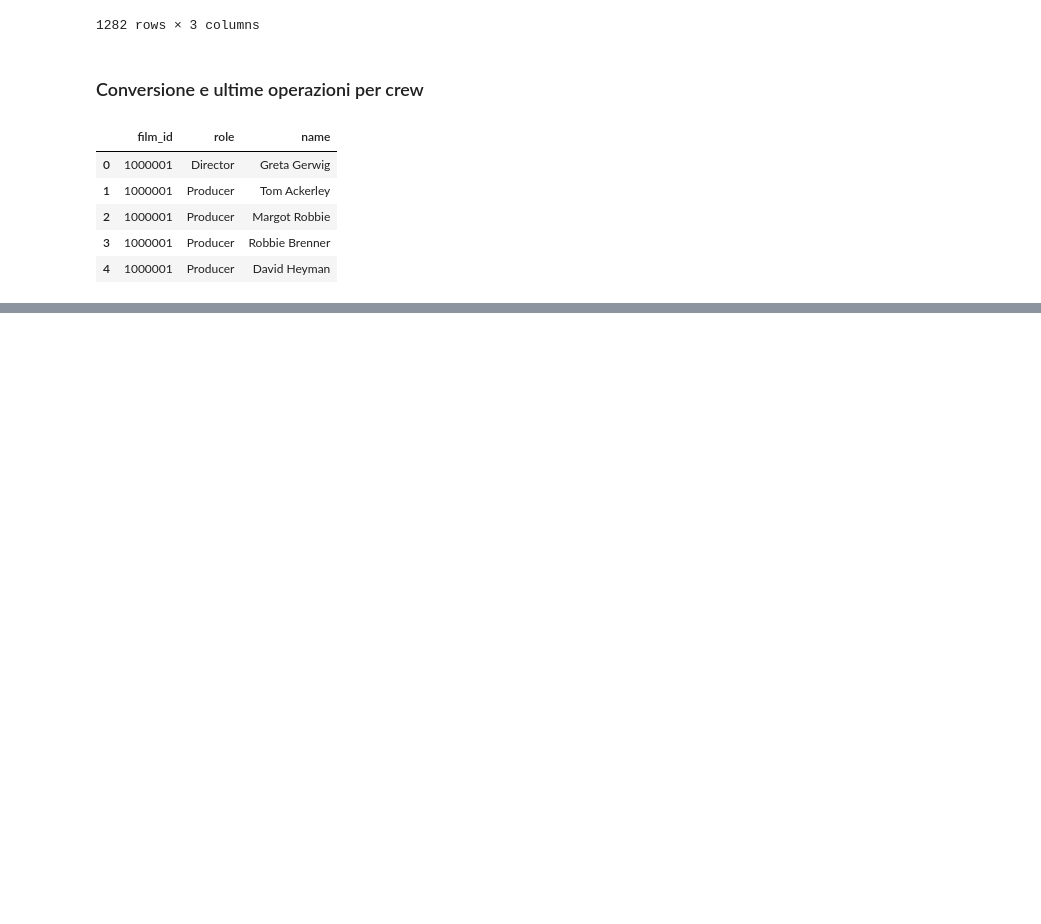
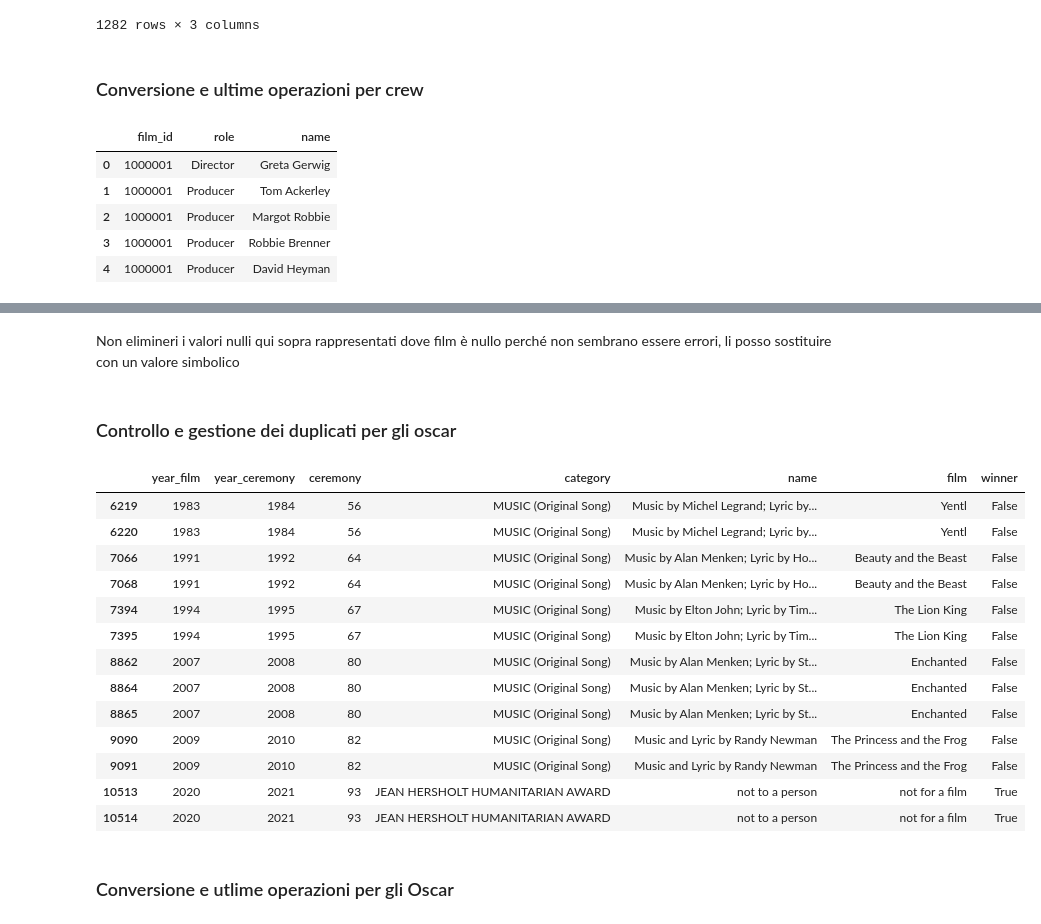
Before and after one commit to DarioMangini/IUM_Progetto_Mangini_Dario, a Jupyter notebook: solution/analisi.ipynb, the cells around one changed output, grey strips where cells are left out. Saved outputs shown, nothing was run; the diff lists cells and outputs as text; code cells hidden in the pictures; blank space fills up the shorter version.

```diff
--- a/solution/analisi.ipynb
+++ b/solution/analisi.ipynb
@@ -607,0 +1369,2 @@ df_crew_clean.head()
+# %%
+df_oscar_clean = df_oscar.copy()
@@ -607,0 +1398,3 @@ df_crew_clean.head()
+# %%
+# Sostituire NaN con un valore simbolico  per name
+df_oscar_clean['name'] = df_oscar_clean['name'].fillna('not to a person')
@@ -607,0 +1419,26 @@ df_crew_clean.head()
+# %% [markdown]
+Non elimineri i valori nulli qui sopra rappresentati dove film è nullo perché non sembrano essere errori, li posso sostituire con un valore simbolico
+# %%
+# Sostituire NaN con un valore simbolico come per film
+df_oscar_clean['film'] = df_oscar_clean['film'].fillna('not for a film')
+# %% [markdown]
+### Controllo e gestione dei duplicati per gli oscar
+# %%
+# Trova i duplicati
+duplicati = df_oscar_clean[df_oscar_clean.duplicated(keep=False)]
+duplicati
+# %% [output]
+|  | year_film | year_ceremony | ceremony | category | name | film | winner |
+| 6219 | 1983 | 1984 | 56 | MUSIC (Original Song) | Music by Michel Legrand; Lyric by... | Yentl | False |
+| 6220 | 1983 | 1984 | 56 | MUSIC (Original Song) | Music by Michel Legrand; Lyric by... | Yentl | False |
+| 7066 | 1991 | 1992 | 64 | MUSIC (Original Song) | Music by Alan Menken; Lyric by Ho... | Beauty and the Beast | False |
+| 7068 | 1991 | 1992 | 64 | MUSIC (Original Song) | Music by Alan Menken; Lyric by Ho... | Beauty and the Beast | False |
+| 7394 | 1994 | 1995 | 67 | MUSIC (Original Song) | Music by Elton John; Lyric by Tim... | The Lion King | False |
+| 7395 | 1994 | 1995 | 67 | MUSIC (Original Song) | Music by Elton John; Lyric by Tim... | The Lion King | False |
+| 8862 | 2007 | 2008 | 80 | MUSIC (Original Song) | Music by Alan Menken; Lyric by St... | Enchanted | False |
+| 8864 | 2007 | 2008 | 80 | MUSIC (Original Song) | Music by Alan Menken; Lyric by St... | Enchanted | False |
+| 8865 | 2007 | 2008 | 80 | MUSIC (Original Song) | Music by Alan Menken; Lyric by St... | Enchanted | False |
+| 9090 | 2009 | 2010 | 82 | MUSIC (Original Song) | Music and Lyric by Randy Newman | The Princess and the Frog | False |
+| 9091 | 2009 | 2010 | 82 | MUSIC (Original Song) | Music and Lyric by Randy Newman | The Princess and the Frog | False |
+| 10513 | 2020 | 2021 | 93 | JEAN HERSHOLT HUMANITARIAN AWARD | not to a person | not for a film | True |
+| 10514 | 2020 | 2021 | 93 | JEAN HERSHOLT HUMANITARIAN AWARD | not to a person | not for a film | True |
@@ -607,0 +1448,2 @@ df_crew_clean.head()
+# %% [markdown]
+### Conversione e utlime operazioni per gli Oscar
```
Also changed, not shown: parts of 125 cells of this notebook.
